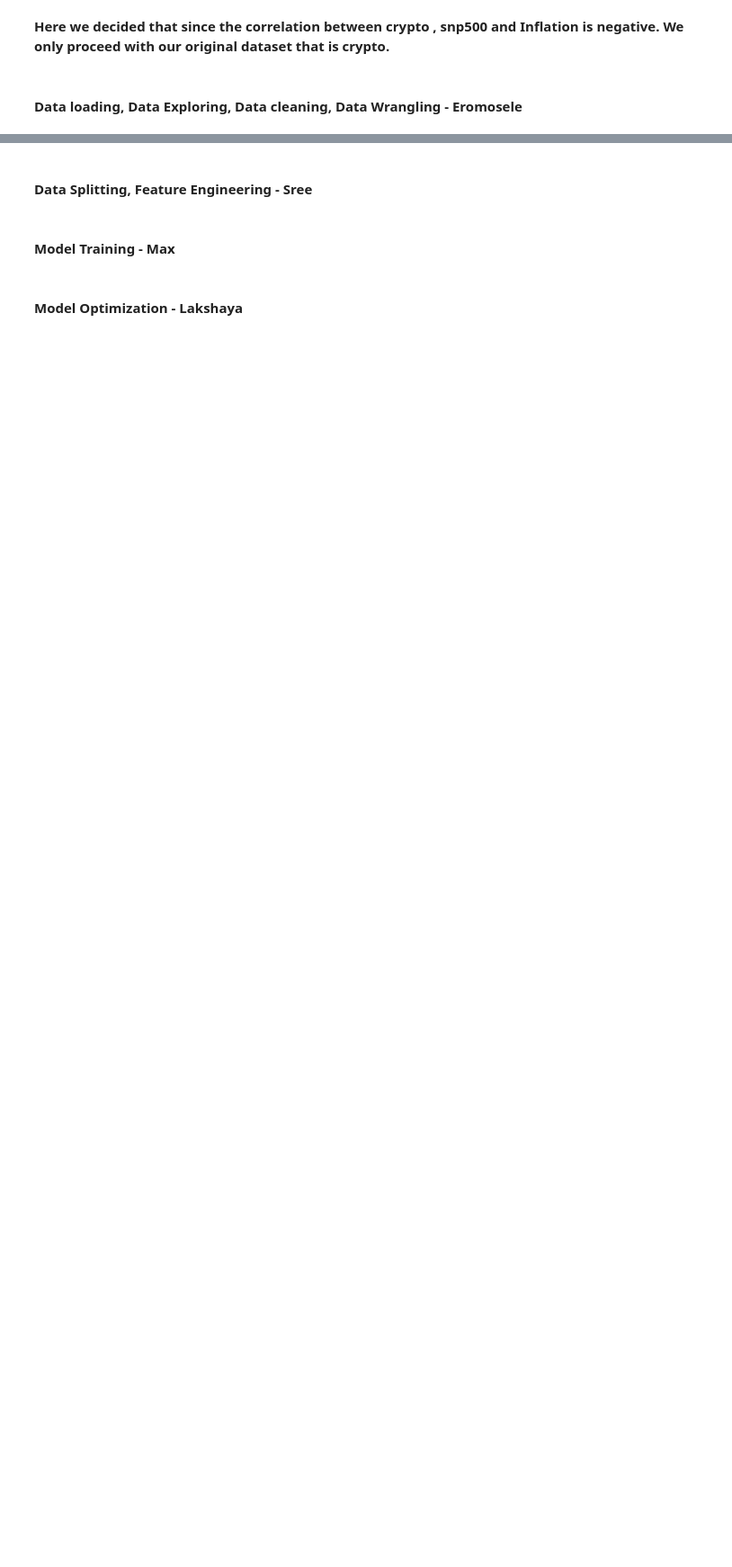
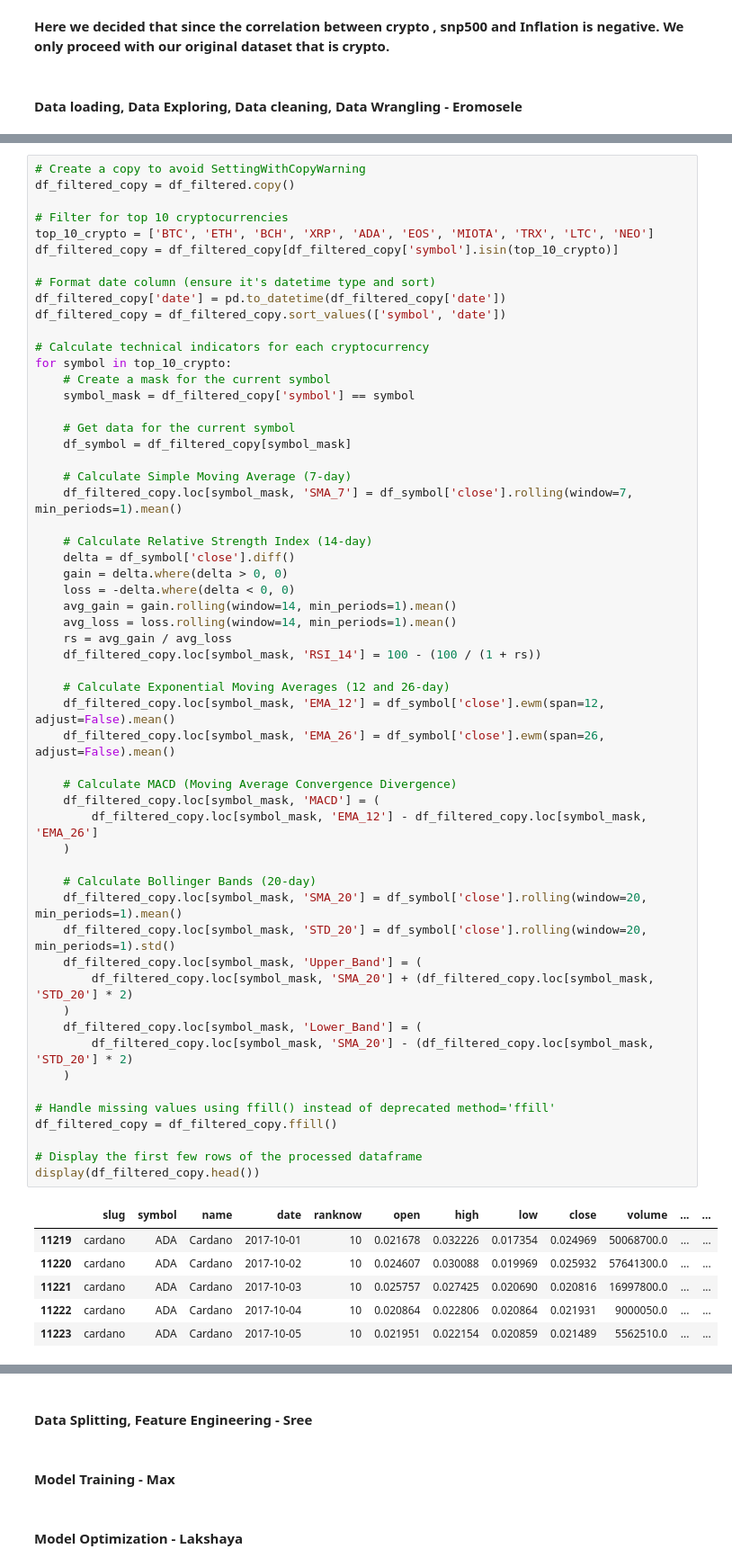
Before and after one commit to Sree-Praveen/Every-Cryptocurrency-Daily-Market-Price, a Jupyter notebook: main.ipynb, the cells around one changed output, grey strips where cells are left out. Shown: that part at 90% size. Drawn from its saved outputs; the diff is of its cells as text; blank space fills up the shorter version.

```diff
--- a/main.ipynb
+++ b/main.ipynb
@@ -499,0 +720,63 @@ Inflation         0.562519     0.824967   1.000000
+# %%
+# Create a copy to avoid SettingWithCopyWarning
+df_filtered_copy = df_filtered.copy()
+
+# Filter for top 10 cryptocurrencies
+top_10_crypto = ['BTC', 'ETH', 'BCH', 'XRP', 'ADA', 'EOS', 'MIOTA', 'TRX', 'LTC', 'NEO']
+df_filtered_copy = df_filtered_copy[df_filtered_copy['symbol'].isin(top_10_crypto)]
+
+# Format date column (ensure it's datetime type and sort)
+df_filtered_copy['date'] = pd.to_datetime(df_filtered_copy['date'])
+df_filtered_copy = df_filtered_copy.sort_values(['symbol', 'date'])
+
+# Calculate technical indicators for each cryptocurrency
+for symbol in top_10_crypto:
+    # Create a mask for the current symbol
+    symbol_mask = df_filtered_copy['symbol'] == symbol
+
+    # Get data for the current symbol
+    df_symbol = df_filtered_copy[symbol_mask]
+
+    # Calculate Simple Moving Average (7-day)
+    df_filtered_copy.loc[symbol_mask, 'SMA_7'] = df_symbol['close'].rolling(window=7, min_periods=1).mean()
+
+    # Calculate Relative Strength Index (14-day)
+    delta = df_symbol['close'].diff()
+    gain = delta.where(delta > 0, 0)
+    loss = -delta.where(delta < 0, 0)
+    avg_gain = gain.rolling(window=14, min_periods=1).mean()
+    avg_loss = loss.rolling(window=14, min_periods=1).mean()
+    rs = avg_gain / avg_loss
+    df_filtered_copy.loc[symbol_mask, 'RSI_14'] = 100 - (100 / (1 + rs))
+
+    # Calculate Exponential Moving Averages (12 and 26-day)
+    df_filtered_copy.loc[symbol_mask, 'EMA_12'] = df_symbol['close'].ewm(span=12, adjust=False).mean()
+    df_filtered_copy.loc[symbol_mask, 'EMA_26'] = df_symbol['close'].ewm(span=26, adjust=False).mean()
+
+    # Calculate MACD (Moving Average Convergence Divergence)
+    df_filtered_copy.loc[symbol_mask, 'MACD'] = (
+        df_filtered_copy.loc[symbol_mask, 'EMA_12'] - df_filtered_copy.loc[symbol_mask, 'EMA_26']
+    )
+
+    # Calculate Bollinger Bands (20-day)
+    df_filtered_copy.loc[symbol_mask, 'SMA_20'] = df_symbol['close'].rolling(window=20, min_periods=1).mean()
+    df_filtered_copy.loc[symbol_mask, 'STD_20'] = df_symbol['close'].rolling(window=20, min_periods=1).std()
+    df_filtered_copy.loc[symbol_mask, 'Upper_Band'] = (
+        df_filtered_copy.loc[symbol_mask, 'SMA_20'] + (df_filtered_copy.loc[symbol_mask, 'STD_20'] * 2)
+    )
+    df_filtered_copy.loc[symbol_mask, 'Lower_Band'] = (
+        df_filtered_copy.loc[symbol_mask, 'SMA_20'] - (df_filtered_copy.loc[symbol_mask, 'STD_20'] * 2)
+    )
+
+# Handle missing values using ffill() instead of deprecated method='ffill'
+df_filtered_copy = df_filtered_copy.ffill()
+
+# Display the first few rows of the processed dataframe
+display(df_filtered_copy.head())
+# %% [output]
+|  | slug | symbol | name | date | ranknow | open | high | low | close | volume | ... | ... |
+| 11219 | cardano | ADA | Cardano | 2017-10-01 | 10 | 0.021678 | 0.032226 | 0.017354 | 0.024969 | 50068700.0 | ... | ... |
+| 11220 | cardano | ADA | Cardano | 2017-10-02 | 10 | 0.024607 | 0.030088 | 0.019969 | 0.025932 | 57641300.0 | ... | ... |
+| 11221 | cardano | ADA | Cardano | 2017-10-03 | 10 | 0.025757 | 0.027425 | 0.020690 | 0.020816 | 16997800.0 | ... | ... |
+| 11222 | cardano | ADA | Cardano | 2017-10-04 | 10 | 0.020864 | 0.022806 | 0.020864 | 0.021931 | 9000050.0 | ... | ... |
+| 11223 | cardano | ADA | Cardano | 2017-10-05 | 10 | 0.021951 | 0.022154 | 0.020859 | 0.021489 | 5562510.0 | ... | ... |
```
Also changed, not shown: parts of 4 cells of this notebook.
